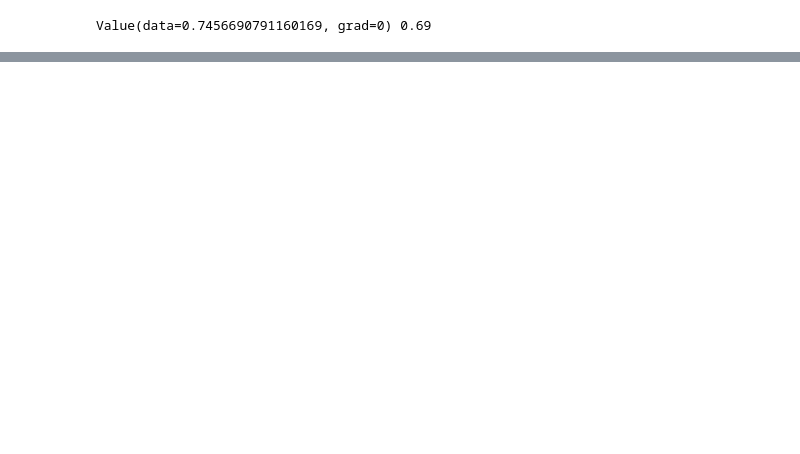
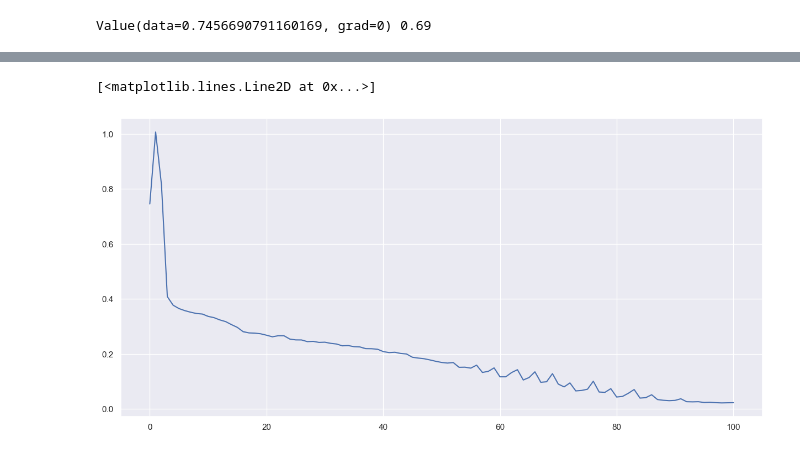
Before and after one commit to ShivKJ/micrograd, a Jupyter notebook: demo.ipynb, the cells around one changed output, grey strips where cells are left out. Cells and saved outputs as stored; diff of their text form; code cells hidden in the pictures; blank space fills up the shorter version.

```diff
--- a/demo.ipynb
+++ b/demo.ipynb
@@ -150,3 +161,8 @@ step 99 loss 0.02, accuracy 100.0%
+# %%
+plt.plot(losses)
+# %% [output]
+[<matplotlib.lines.Line2D at 0x...>]
+[figure, added]
 # %%
 # visualize decision boundary
 
```
Also changed, not shown: parts of 24 cells of this notebook, 2 other files.
